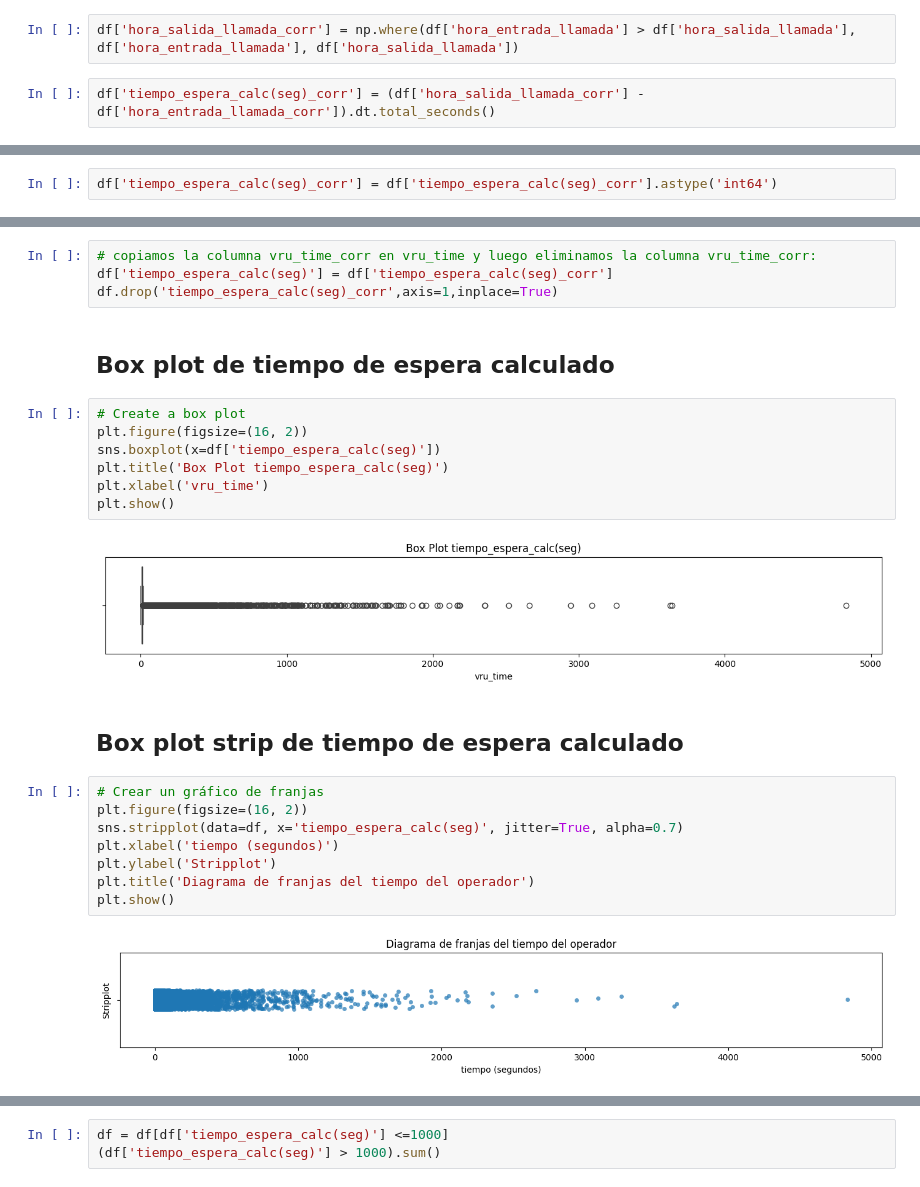
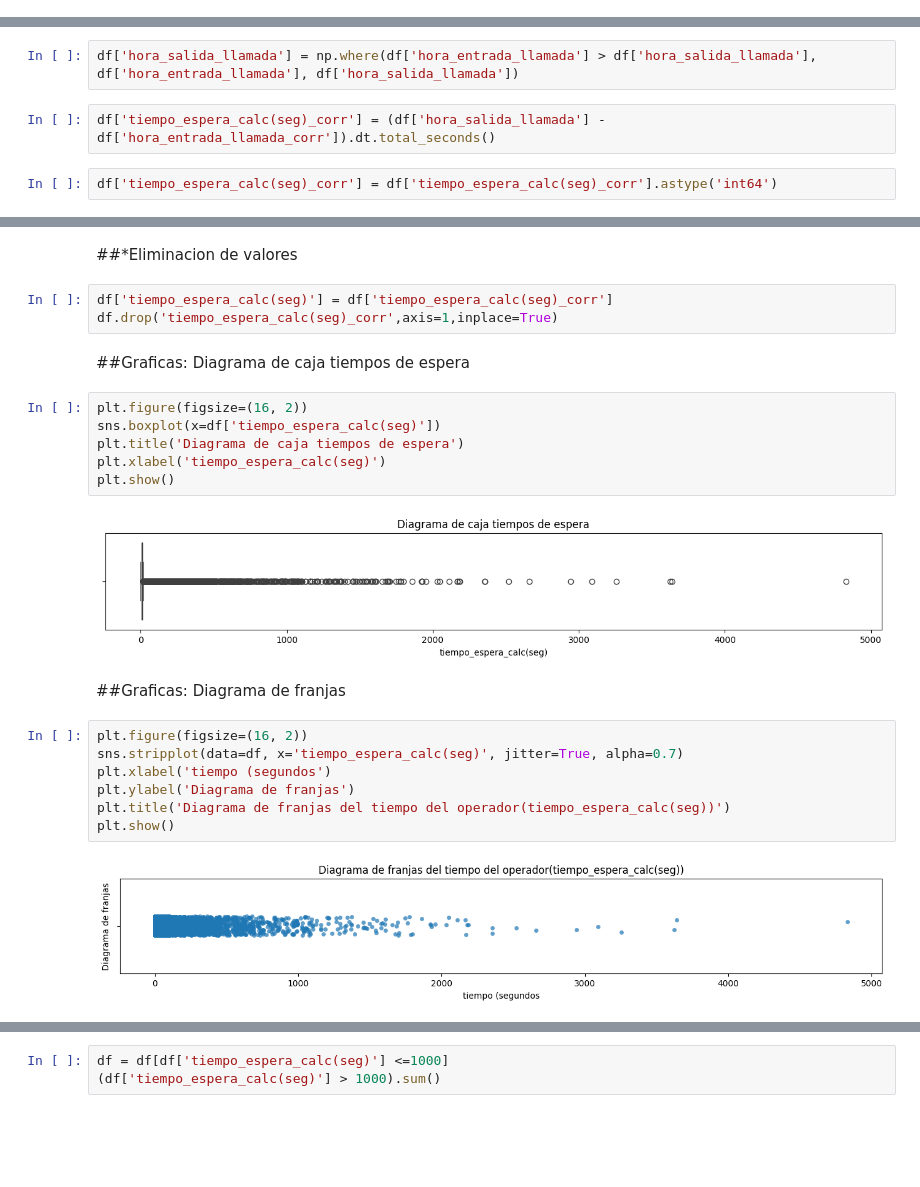
Before and after one commit to juangarcesco/metricas-call-canter, a Jupyter notebook: PRUEBA_CALL_CENTER.ipynb, the cells around one changed output, grey strips where cells are left out. Cells and saved outputs as stored; diff of their text form; blank space fills up the shorter version.

Commit message:
Se termino la copia de cada funcion, falta renombrar las variables ordenadamente, ademas de lso titulos y subtitulos

```diff
--- a/PRUEBA_CALL_CENTER.ipynb
+++ b/PRUEBA_CALL_CENTER.ipynb
@@ -844,4 +504,0 @@ df['hora_entrada_llamada_corr'] = np.where(df['hora_entrada_llamada'] > df['hora
-# %%
-df['hora_salida_llamada_corr'] = np.where(df['hora_entrada_llamada'] > df['hora_salida_llamada'], df['hora_entrada_llamada'], df['hora_salida_llamada'])
-# %%
-df['tiempo_espera_calc(seg)_corr'] = (df['hora_salida_llamada_corr'] - df['hora_entrada_llamada_corr']).dt.total_seconds()
@@ -848,2 +1019,6 @@ df['tiempo_espera_calc(seg)_corr'] = (df['hora_salida_llamada_corr'] - df['hora_
+# %%
+df['hora_salida_llamada'] = np.where(df['hora_entrada_llamada'] > df['hora_salida_llamada'], df['hora_entrada_llamada'], df['hora_salida_llamada'])
+# %%
+df['tiempo_espera_calc(seg)_corr'] = (df['hora_salida_llamada'] - df['hora_entrada_llamada_corr']).dt.total_seconds()
 # %%
 df['tiempo_espera_calc(seg)_corr'] = df['tiempo_espera_calc(seg)_corr'].astype('int64')
@@ -864,27 +1029,26 @@ dtype: float64
+# %% [markdown]
+##*Eliminacion de valores
 # %%
-# copiamos la columna vru_time_corr en vru_time y luego eliminamos la columna vru_time_corr:
 df['tiempo_espera_calc(seg)'] = df['tiempo_espera_calc(seg)_corr']
 df.drop('tiempo_espera_calc(seg)_corr',axis=1,inplace=True)
 # %% [markdown]
-## Box plot de tiempo de espera calculado
+##Graficas: Diagrama de caja tiempos de espera
 # %%
-# Create a box plot
 plt.figure(figsize=(16, 2))
 sns.boxplot(x=df['tiempo_espera_calc(seg)'])
-plt.title('Box Plot tiempo_espera_calc(seg)')
-plt.xlabel('vru_time')
+plt.title('Diagrama de caja tiempos de espera')
+plt.xlabel('tiempo_espera_calc(seg)')
 plt.show()
 # %% [output]
-[figure, old version]
+[figure, new version]
-# %% [markdown]
-## Box plot strip de tiempo de espera calculado
+# %% [markdown]
+##Graficas: Diagrama de franjas
 # %%
-# Crear un gráfico de franjas
 plt.figure(figsize=(16, 2))
 sns.stripplot(data=df, x='tiempo_espera_calc(seg)', jitter=True, alpha=0.7)
-plt.xlabel('tiempo (segundos)')
-plt.ylabel('Stripplot')
-plt.title('Diagrama de franjas del tiempo del operador')
+plt.xlabel('tiempo (segundos')
+plt.ylabel('Diagrama de franjas')
+plt.title('Diagrama de franjas del tiempo del operador(tiempo_espera_calc(seg))')
 plt.show()
 # %% [output]
-[figure, old version]
+[figure, new version]
```
Also changed, not shown: parts of 457 cells of this notebook.
